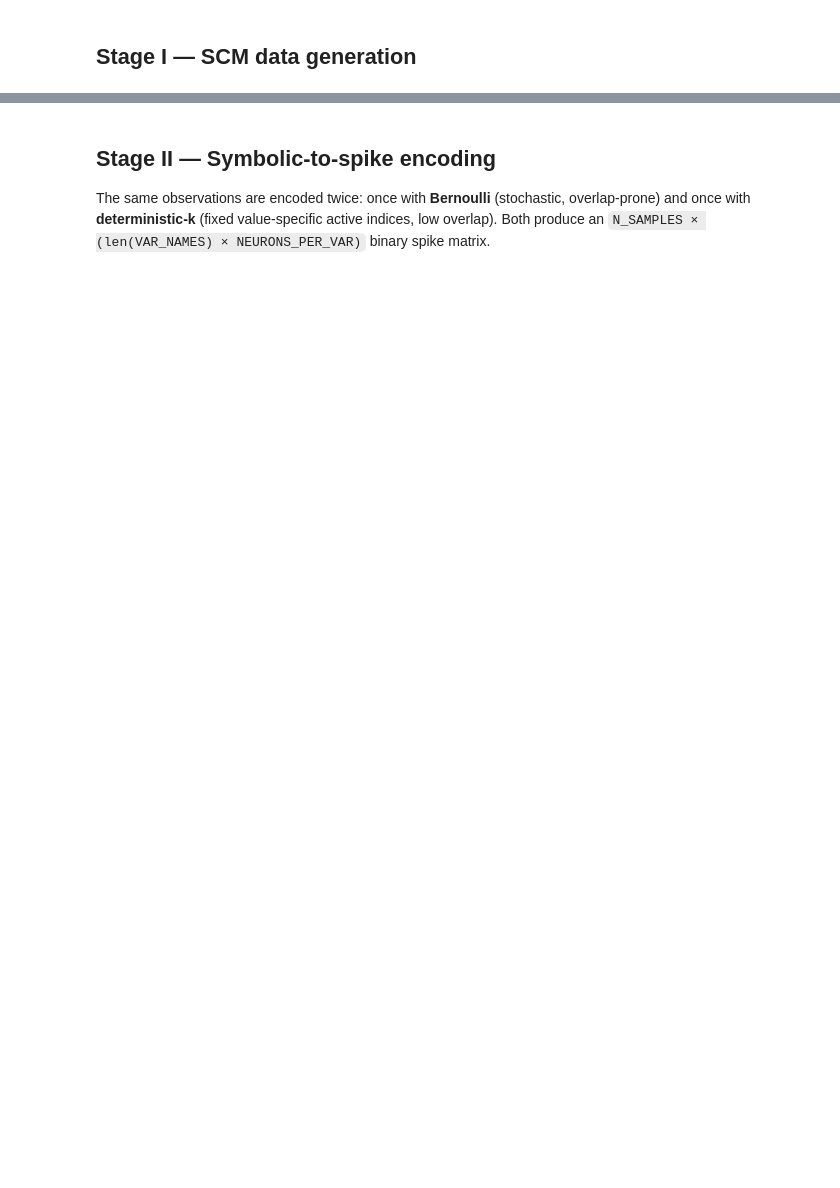
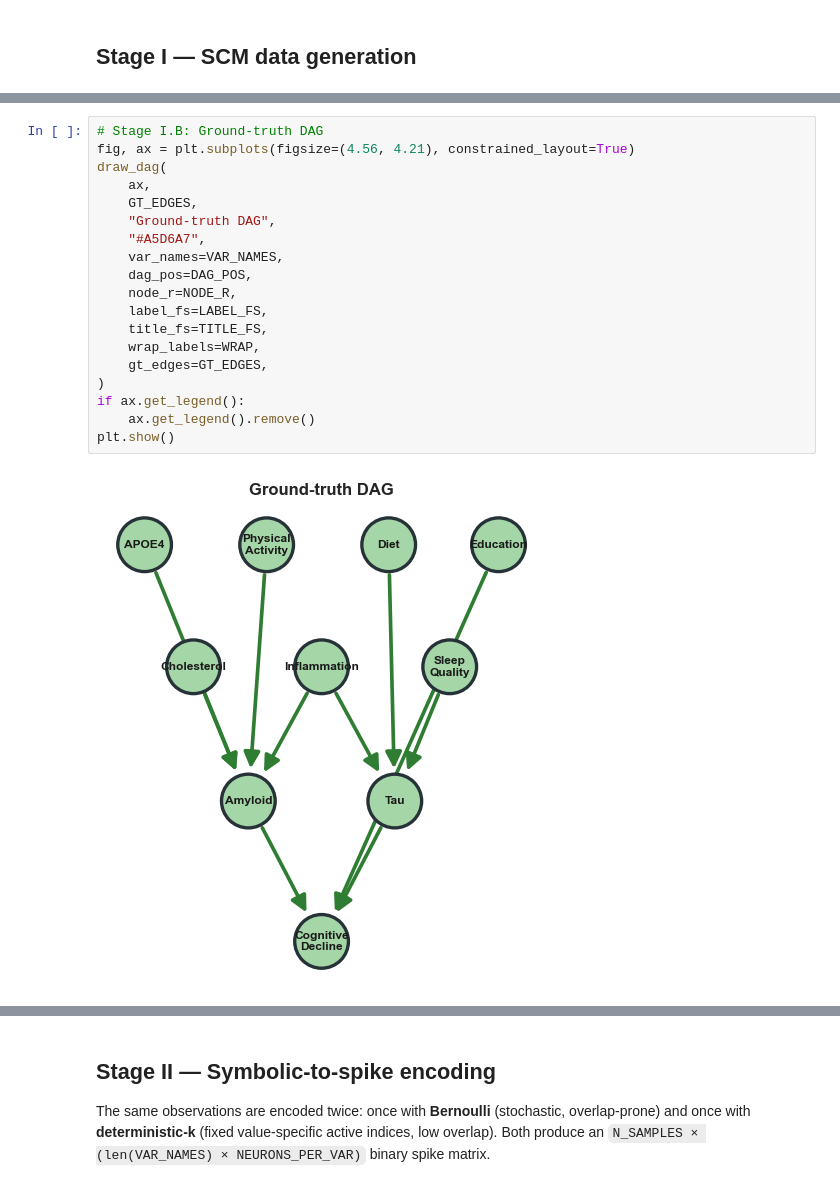
Before and after one commit to evangelia-kopadi/assemblies-encoding, a Jupyter notebook: notebooks/pipeline_visualization.ipynb, the cells around one changed output, grey strips where cells are left out. Drawn from its saved outputs; the diff is of its cells as text; blank space fills up the shorter version.

```diff
--- a/notebooks/pipeline_visualization.ipynb
+++ b/notebooks/pipeline_visualization.ipynb
@@ -125,0 +154,21 @@ ground-truth edges:
+# %%
+# Stage I.B: Ground-truth DAG
+fig, ax = plt.subplots(figsize=(4.56, 4.21), constrained_layout=True)
+draw_dag(
+    ax,
+    GT_EDGES,
+    "Ground-truth DAG",
+    "#A5D6A7",
+    var_names=VAR_NAMES,
+    dag_pos=DAG_POS,
+    node_r=NODE_R,
+    label_fs=LABEL_FS,
+    title_fs=TITLE_FS,
+    wrap_labels=WRAP,
+    gt_edges=GT_EDGES,
+)
+if ax.get_legend():
+    ax.get_legend().remove()
+plt.show()
+# %% [output]
+[figure, added]
```
Also changed, not shown: parts of 11 cells of this notebook, 1 other file.
